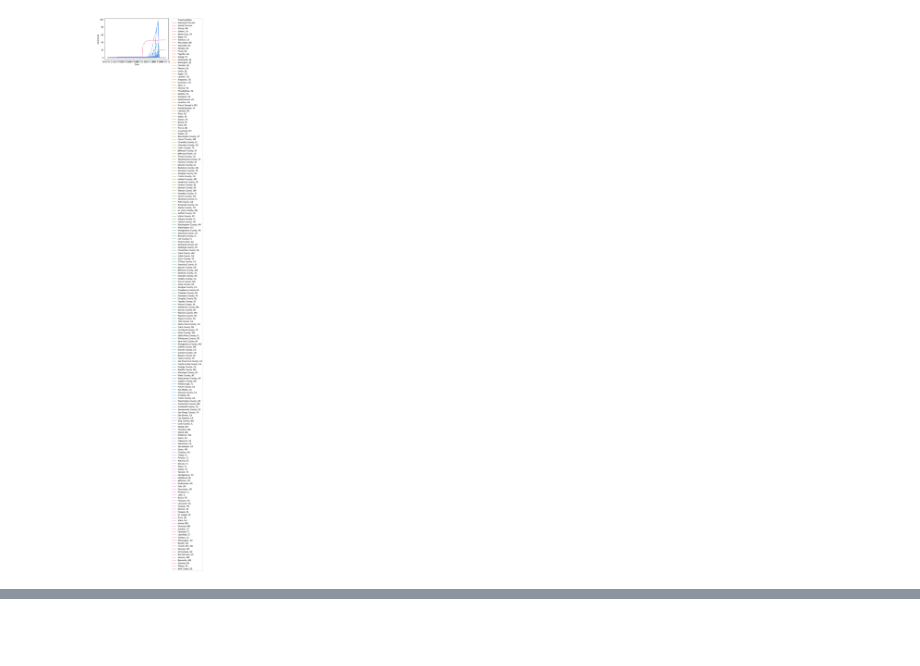
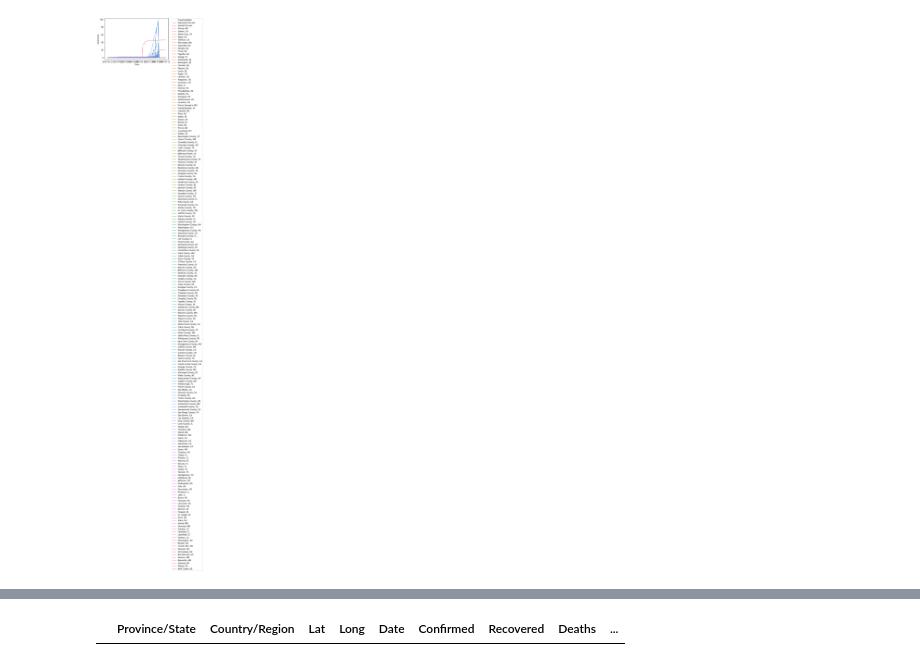
Before and after one commit to TheCulliganMan/covid-19, a Jupyter notebook: coronadb.ipynb, the cells around one changed output, grey strips where cells are left out. Drawn from its saved outputs; the diff is of its cells as text; code cells hidden in the pictures; blank space fills up the shorter version.

```diff
--- a/coronadb.ipynb
+++ b/coronadb.ipynb
@@ -90,0 +94,9 @@ ValueError: cannot convert float NaN to integer
+# %%
+covid_counties_df_bad = covid_counties_df.loc[
+    (covid_counties_df.Confirmed > 0) & \
+    (covid_counties_df.Date == datetime.date(year=2020, month=3, day=9)) & \
+    (pd.isna(covid_counties_df.fips))
+]
+covid_counties_df_bad.head()
+# %% [output]
+|  | Province/State | Country/Region | Lat | Long | Date | Confirmed | Recovered | Deaths | ... |
```
Also changed, not shown: parts of 4 cells of this notebook.
